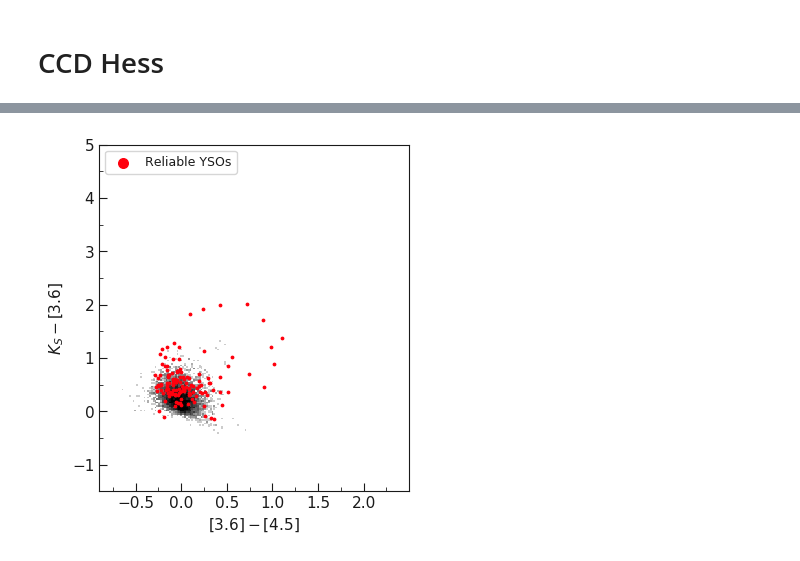
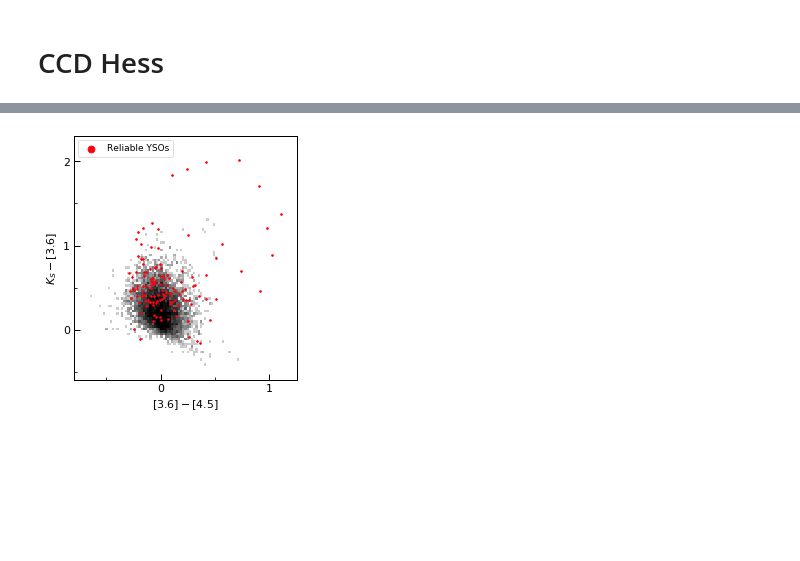
Before and after one commit to MichaelSharp7/YSOs, a Jupyter notebook: NGC6822_cat.ipynb, the cells around one changed output, grey strips where cells are left out. Saved outputs shown, nothing was run; the diff lists cells and outputs as text; code cells hidden in the pictures; blank space fills up the shorter version.

```diff
--- a/NGC6822_cat.ipynb
+++ b/NGC6822_cat.ipynb
@@ -42,6 +42,7 @@ c6_idx=np.where(data['c6']>0)
 c7_idx=np.where(data['c7']>0)
 c8_idx=np.where(data['c8']>0)
 c9_idx=np.where(data['c9']>0)
+c11_idx=np.where(data['c11']>0)
 
 #create columns for all stars having met the conditions
 data['c2 met?']=0
@@ -50,6 +51,7 @@ data['c4 met?']=0
 data['c5 met?']=0
 data['c6 met?']=0
 data['c9 met?']=0
+data['c11 met?']=0
 data['sp rel?']=0
 data['HJK rel?']=0
 data['YSO Score']=0
@@ -76,6 +78,7 @@ write_column(data,c4_idx,'c4 met?')
 write_column(data,c5_idx,'c5 met?')
 write_column(data,c6_idx,'c6 met?')
 write_column(data,c9_idx,'c9 met?')
+write_column(data,c11_idx,'c11 met?')
 # %% [output]
 Number of stars in cut c2 met?: 809
 Number of stars in cut c3 met?: 886
@@ -1592,41 +1605,41 @@ plt.clf()      #clears plot area
 ax = plt.gca() #sets up active plot region
 
 #Set up plot window: limits, titles, etc. Note the "ax" that was defined earlier.
-plt.setp(ax,xlim=[-0.9,2.5],
-         ylim=[-1.5,5],
+plt.setp(ax,xlim=[-0.8,1.25],
+         ylim=[-0.6,2.3],
          xlabel='$[3.6] - [4.5]$',
          ylabel='$K_S - [3.6]$')
-x_majors=[-0.5,0,0.5,1.0,1.5,2.0]
-y_majors=[-1,0,1,2,3,4,5]
+x_majors=[-2,-1,0,1,2,3,4,5]
+y_majors=[-2,-1,0,1,2,3,4]
 ax.xaxis.set_major_locator(matplotlib.ticker.FixedLocator(x_majors))
 ax.yaxis.set_major_locator(matplotlib.ticker.FixedLocator(y_majors))
-x_minors = np.linspace(-1, 2.5, 15)[1:-1]
+x_minors = np.linspace(-2, 5, 15)[1:-1]
 ax.xaxis.set_minor_locator(matplotlib.ticker.FixedLocator(x_minors))
-y_minors = np.linspace(-1, 5, 13)[1:-1]
+y_minors = np.linspace(-2, 5, 15)[1:-1]
 ax.yaxis.set_minor_locator(matplotlib.ticker.FixedLocator(y_minors))
 plt.tick_params(which='minor',direction='in',length=3)
 plt.tick_params(which='major',direction='in',length=6)
 
 #Show the image (the 2D histogram)
 im = ax.imshow(numH,extent=extent,interpolation='nearest',
             vmin=0,vmax=1000,aspect='auto')
 
 im.set_clim(0,1.5)         #clipping values of the image to show.
 im.set_cmap('gist_yarg')   #choosing a color map
 
 #Plot all potential YSOs making the cut
 #plt.scatter(data['k36mag'][c9_idx]-data['k80mag'][c9_idx], data['k80mag'][c9_idx], s=0.9,color=sns.xkcd_rgb['bright purple'], label="YSO candidates")
 # Plot all reliable stars which satify the cut criteria
 plt.scatter(reliable_score_cat['k36mag'][rel_idx_36454558]-reliable_score_cat['k45mag'][rel_idx_36454558], reliable_score_cat['Kmag'][rel_idx_36454558]-reliable_score_cat['k36mag'][rel_idx_36454558], s=3,color=sns.xkcd_rgb['bright red'], label="Reliable YSOs")
 
 #lines=([2.5,2.5],[6,12.5],[2.5,1.5],[12.5,14.7],[1.5,8],[14.7,16])
 #lim=int(0.5*len(lines))
 #for i in range(lim):
     #x,y=lines[2*i],lines[2*i+1]
     #plt.plot(x,y,marker='o')
 
 # Add a legend
 plt.legend(loc="upper left",frameon=True, scatterpoints=1, numpoints=1, markerscale=4,fontsize=9)
 plt.savefig("K_36_36_45_Hess.pdf", bbox_inches='tight')
 # %% [output]
-[figure, old version]
+[figure, new version]
```
Also changed, not shown: parts of 14 cells of this notebook, 1 other file.
